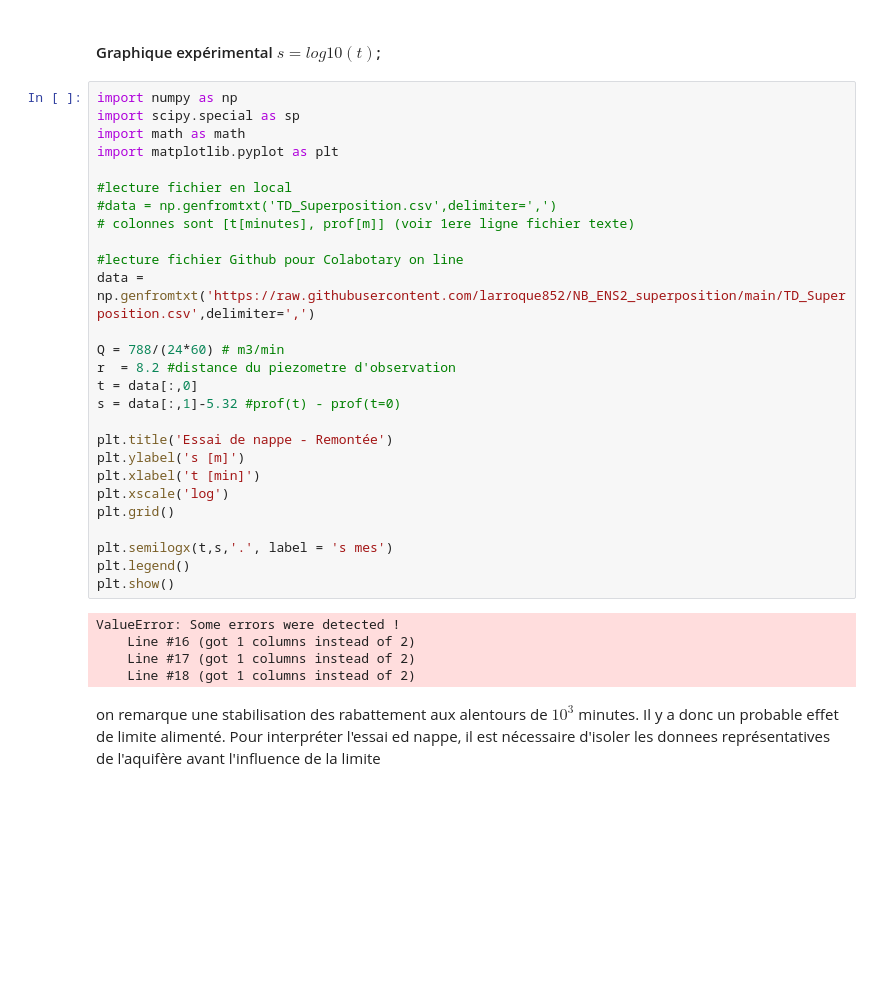
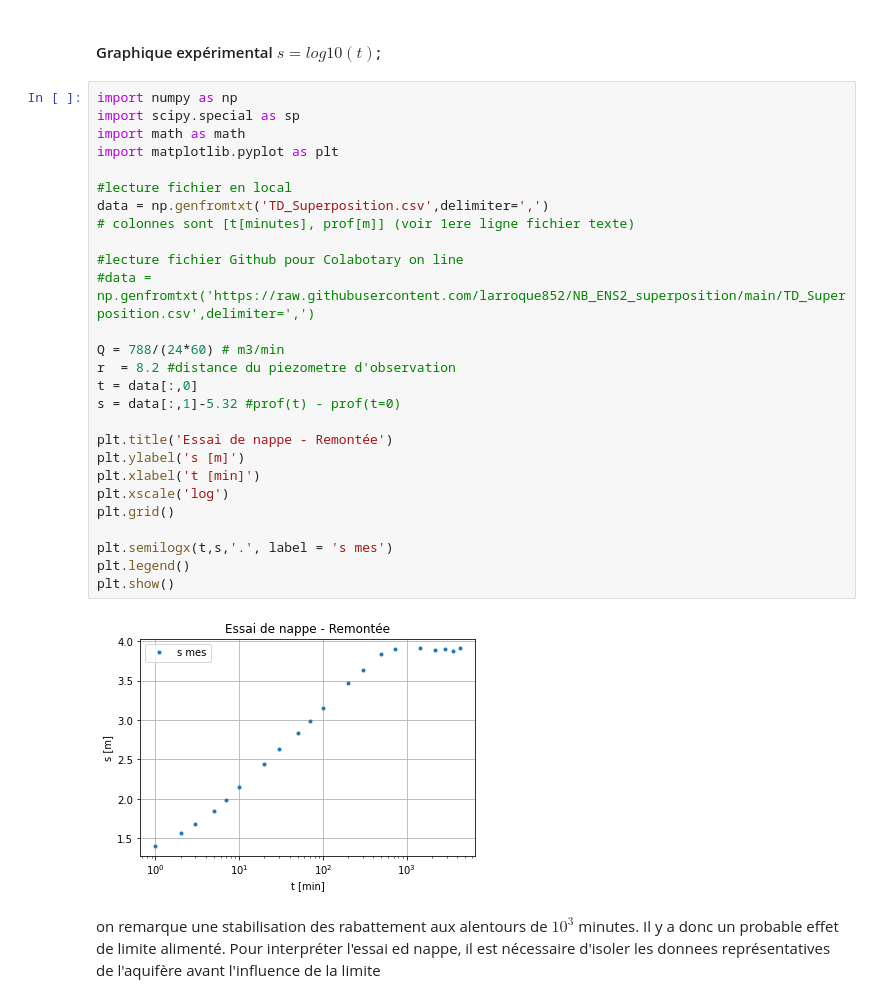
Before and after one commit to larroque852/NB_ENS2_superposition, a Jupyter notebook: ENS2_Superposition.ipynb, the cells around one changed output. Cells and saved outputs as stored; diff of their text form; blank space fills up the shorter version.

```diff
--- a/ENS2_Superposition.ipynb
+++ b/ENS2_Superposition.ipynb
@@ -518,35 +518,32 @@ Pour caractériser les propriétés hydrodynamiques d'un aquifère, un essai de
 # %%
 import numpy as np
 import scipy.special as sp
 import math as math
 import matplotlib.pyplot as plt
 
 #lecture fichier en local
-#data = np.genfromtxt('TD_Superposition.csv',delimiter=',')
+data = np.genfromtxt('TD_Superposition.csv',delimiter=',')
 # colonnes sont [t[minutes], prof[m]] (voir 1ere ligne fichier texte)
 
 #lecture fichier Github pour Colabotary on line
-data = np.genfromtxt('https://raw.githubusercontent.com/larroque852/NB_ENS2_superposition/main/TD_Superposition.csv',delimiter=',')
+#data = np.genfromtxt('https://raw.githubusercontent.com/larroque852/NB_ENS2_superposition/main/TD_Superposition.csv',delimiter=',')
 
 Q = 788/(24*60) # m3/min
 r  = 8.2 #distance du piezometre d'observation
 t = data[:,0]
 s = data[:,1]-5.32 #prof(t) - prof(t=0)
 
 plt.title('Essai de nappe - Remontée')
 plt.ylabel('s [m]')
 plt.xlabel('t [min]')
 plt.xscale('log')
 plt.grid()
 
 plt.semilogx(t,s,'.', label = 's mes')
 plt.legend()
 plt.show()
 # %% [output]
-ValueError: Some errors were detected !
-    Line #16 (got 1 columns instead of 2)
-    Line #17 (got 1 columns instead of 2)
-    Line #18 (got 1 columns instead of 2)
+[figure, added]
 # %% [markdown]
 on remarque une stabilisation des rabattement aux alentours de $10^3$ minutes. Il y a donc un probable effet de limite alimenté. Pour interpréter l'essai ed nappe, il est nécessaire d'isoler les donnees représentatives de l'aquifère avant l'influence de la limite
 # %%
```
Also changed, not shown: parts of 2 cells of this notebook.
